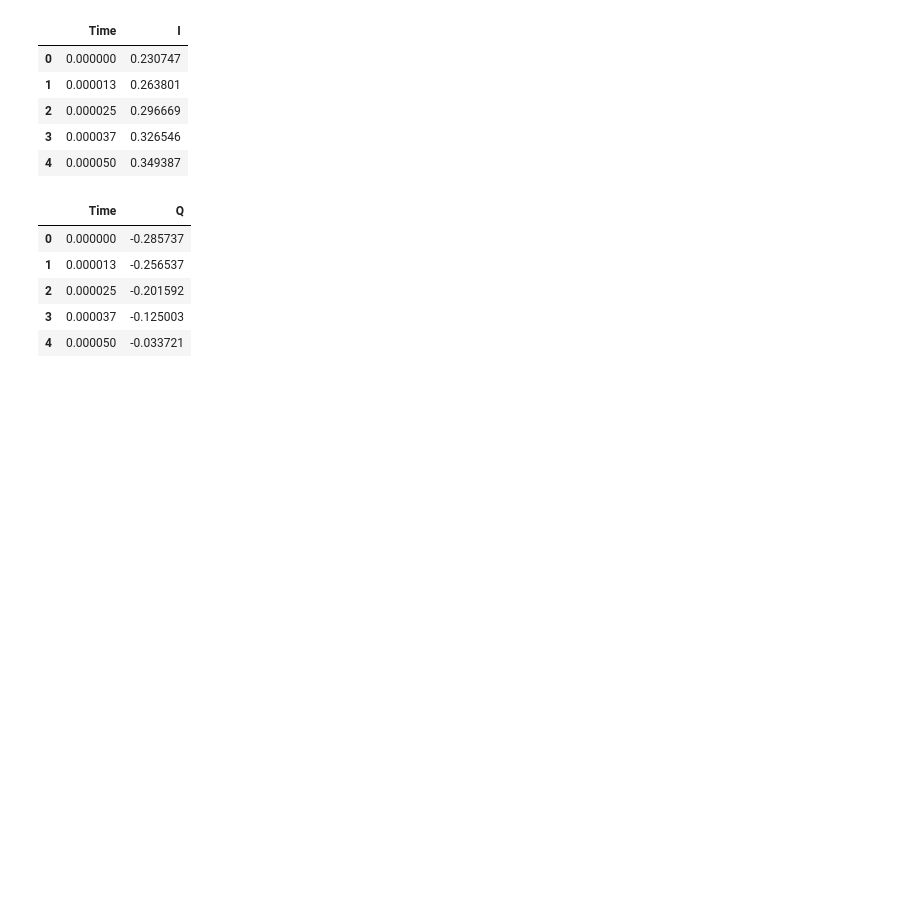
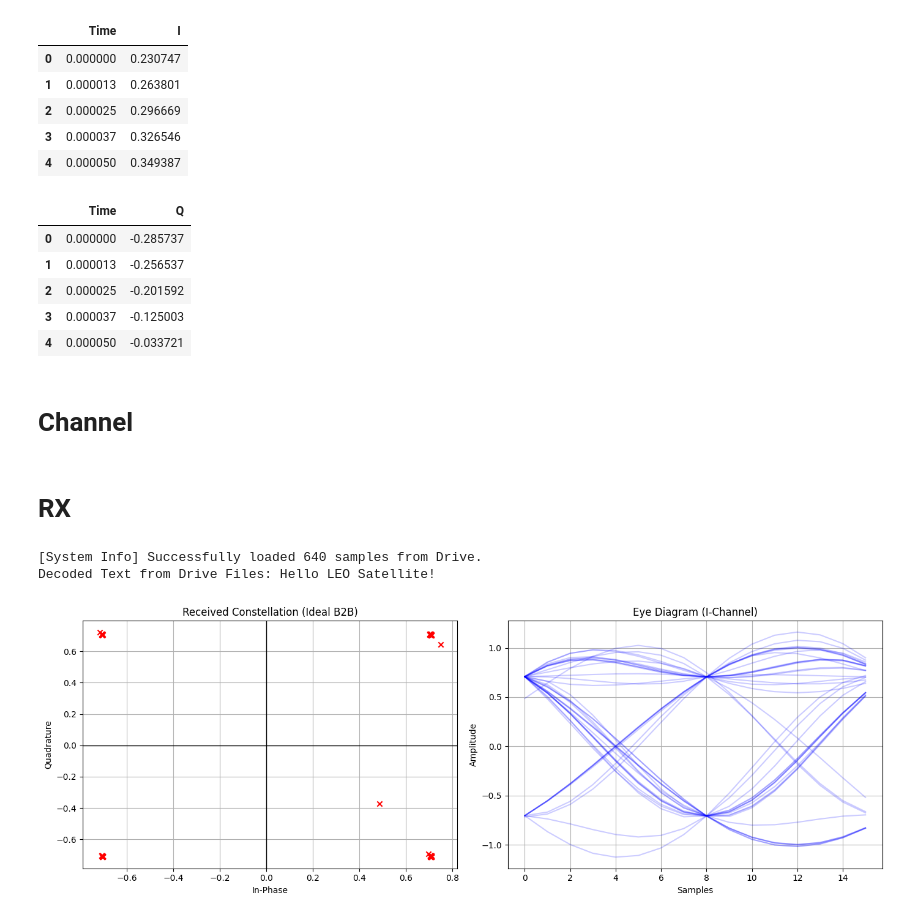
Before and after one commit to cj-rf4869/DSP, a Jupyter notebook: SDR_python_transmitter.ipynb, the cells around one changed output. Cells and saved outputs as stored; diff of their text form; code cells hidden in the pictures; blank space fills up the shorter version.

```diff
--- a/SDR_python_transmitter.ipynb
+++ b/SDR_python_transmitter.ipynb
@@ -161,3 +199,7 @@ Files successfully saved to: /content/drive/MyDrive/satellite_data/V_I.csv and /
 | 2 | 0.000025 | -0.201592 |
 | 3 | 0.000037 | -0.125003 |
 | 4 | 0.000050 | -0.033721 |
+# %% [markdown]
+# Channel
+# %% [markdown]
+# RX
@@ -163,0 +268,61 @@ Files successfully saved to: /content/drive/MyDrive/satellite_data/V_I.csv and /
+# %%
+# End-to-End Test Script (Reading from Drive)
+import pandas as pd
+import os
+import numpy as np
+
+# 1. Setup RX
+rx = SatelliteRX(symbol_rate=10000, sps=8, alpha=0.35)
+drive_path = '/content/drive/MyDrive/satellite_data'
+file_path_i = os.path.join(drive_path, 'V_I.csv')
+file_path_q = os.path.join(drive_path, 'V_Q.csv')
+
+# 2. Load IQ data from Google Drive
+if os.path.exists(file_path_i) and os.path.exists(file_path_q):
+    df_i = pd.read_csv(file_path_i)
+    df_q = pd.read_csv(file_path_q)
+
+    # Reconstruct complex signal: I + jQ
+    rx_signal = df_i['I'].values + 1j * df_q['Q'].values
+    print(f"[System Info] Successfully loaded {len(rx_signal)} samples from Drive.")
+
+    # 3. RX Process
+    filtered_signal = rx.apply_matched_filter(rx_signal)
+    decision_symbols = rx.downsample_and_slice(filtered_signal)
+    rx_bits = rx.qpsk_to_bits(decision_symbols)
+    final_text = rx.bits_to_text(rx_bits)
+
+    print(f"Decoded Text from Drive Files: {final_text}")
+else:
+    print("[Error] Files not found in Drive. Please ensure TX export was successful.")
+# %% [output]
+[System Info] Successfully loaded 640 samples from Drive.
+Decoded Text from Drive Files: Hello LEO Satellite!
+# %%
+# 5. Visualization: Eye Diagram and Constellation
+plt.figure(figsize=(14, 5))
+
+# Constellation Diagram
+plt.subplot(1, 2, 1)
+plt.scatter(decision_symbols.real, decision_symbols.imag, color='red', marker='x')
+plt.title("Received Constellation (Ideal B2B)")
+plt.xlabel("In-Phase")
+plt.ylabel("Quadrature")
+plt.grid(True)
+plt.axhline(0, color='black', lw=1)
+plt.axvline(0, color='black', lw=1)
+
+# Eye Diagram (I-Channel)
+plt.subplot(1, 2, 2)
+eye_samples = rx.sps * 2
+for i in range(0, len(filtered_signal) - eye_samples, eye_samples):
+    plt.plot(filtered_signal.real[i:i+eye_samples], color='blue', alpha=0.2)
+plt.title("Eye Diagram (I-Channel)")
+plt.xlabel("Samples")
+plt.ylabel("Amplitude")
+plt.grid(True)
+
+plt.tight_layout()
+plt.show()
+# %% [output]
+[figure, added]
```
Also changed, not shown: parts of 8 cells of this notebook.
